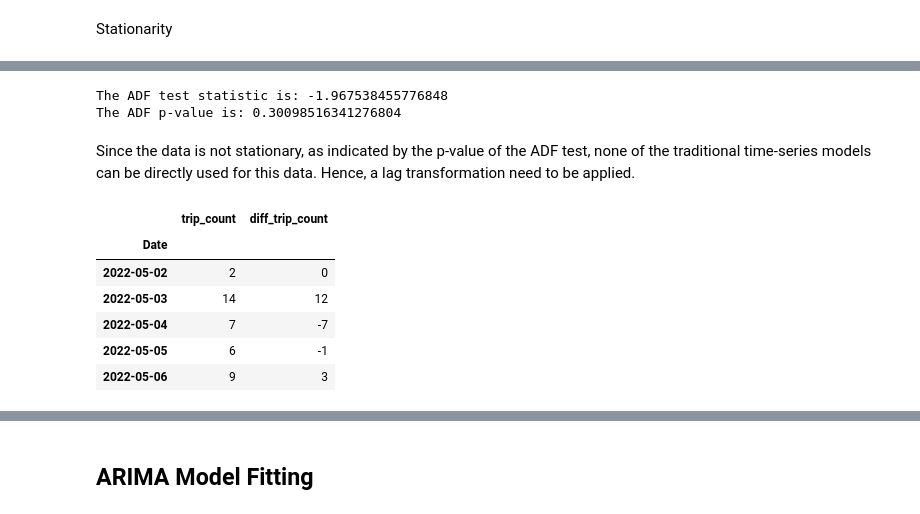
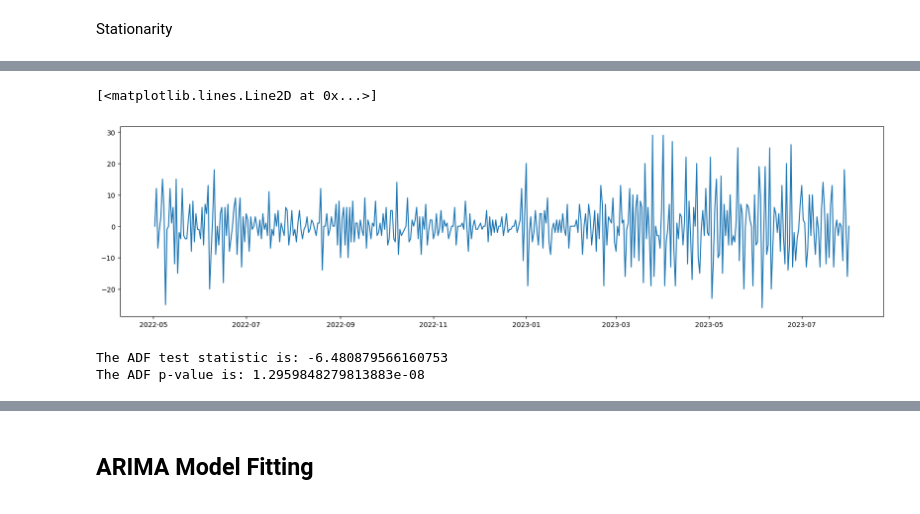
Before and after one commit to vubanc/BikeTimeSeriesAnalysis, a Jupyter notebook: TimeSeriesAnalysis.ipynb, the cells around one changed output, grey strips where cells are left out. Drawn from its saved outputs; the diff is of its cells as text; code cells hidden in the pictures.

```diff
--- a/TimeSeriesAnalysis.ipynb
+++ b/TimeSeriesAnalysis.ipynb
@@ -32,12 +46,15 @@ df.head(2)
 # %%
-min_date = df.Date.min()
-max_date = df.Date.max()
+#Data Manipulation (daily trips)
+min_date = df["date"].min()
+max_date = df["date"].max()
 dates = pd.DataFrame(pd.date_range(start=min_date, end=max_date))
-dates.rename(columns={0:"Date"}, inplace=True)
-dates.Date = dates.Date.dt.strftime("%Y-%m-%d")
-df = pd.merge(df, dates, how="right", on="Date")
-df.sort_values(by = ["Date", "start_time"], inplace=True, ascending=[True,True])
-df_tripCount = df.groupby("Date", as_index=False)["id"].count()
-df_tripCount.rename(columns={"id":"trip_count"}, inplace=True)
-df_tripCount.Date = pd.to_datetime(df_tripCount.Date)
-df_tripCount.set_index("Date", inplace=True)
+dates.rename(columns={0:"date"}, inplace=True)
+dates["date"] = dates.date.dt.strftime("%Y-%m-%d")
+df = pd.merge(df, dates, how="right", on="date")
+df.sort_values(by = ["date", "start_time"], inplace=True, ascending=[True,True])
+
+df_dailyTrips = df.groupby("date", as_index=False)["id"].count()
+df_dailyTrips.rename(columns={"id":"trip_count"}, inplace=True)
+df_dailyTrips.date = pd.to_datetime(df_dailyTrips.date)
+df_dailyTrips.set_index("date", inplace=True)
+df_dailyTrips.head(2)
@@ -70,0 +122,4 @@ Local Mean: 10.734299516908212
+# %%
+#Applying differencing to dailyTrips
+df_dailyTrips["diff_trip_count"] = df_dailyTrips['trip_count'].diff().fillna(0).astype(int)
+df_dailyTrips.head(5)
@@ -71,22 +134,15 @@ Local Mean: 10.734299516908212
+# %%
+#Daily data after applying the transformation
+fig = plt.figure(figsize=(20,5))
+plt.plot(df_dailyTrips.diff_trip_count)
+# %% [output]
+[<matplotlib.lines.Line2D at 0x...>]
+[figure, added]
 # %%
-#Augmented Dickey-Fuller Test
-result = adfuller(df_tripCount)
+#Augmented Dickey-Fuller Test on the transformed data
+result = adfuller(df_dailyTrips.diff_trip_count)
 print(f"The ADF test statistic is: {result[0]}")
 print(f"The ADF p-value is: {result[1]}")
 # %% [output]
-The ADF test statistic is: -1.967538455776848
-The ADF p-value is: 0.30098516341276804
+The ADF test statistic is: -6.480879566160753
+The ADF p-value is: 1.2959848279813883e-08
-# %% [markdown]
-Since the data is not stationary, as indicated by the p-value of the ADF test, none of the traditional time-series models can be directly used for this data. Hence, a lag transformation need to be applied.
-# %%
-#Applying differencing
-df_tripCount["diff_trip_count"] = df_tripCount['trip_count'].diff().fillna(0).astype(int)
-df_tripCount.head(5)
-# %% [output]
-|  | trip_count | diff_trip_count |
-| Date |  |  |
-| 2022-05-02 | 2 | 0 |
-| 2022-05-03 | 14 | 12 |
-| 2022-05-04 | 7 | -7 |
-| 2022-05-05 | 6 | -1 |
-| 2022-05-06 | 9 | 3 |
```
Also changed, not shown: parts of 32 cells of this notebook.
